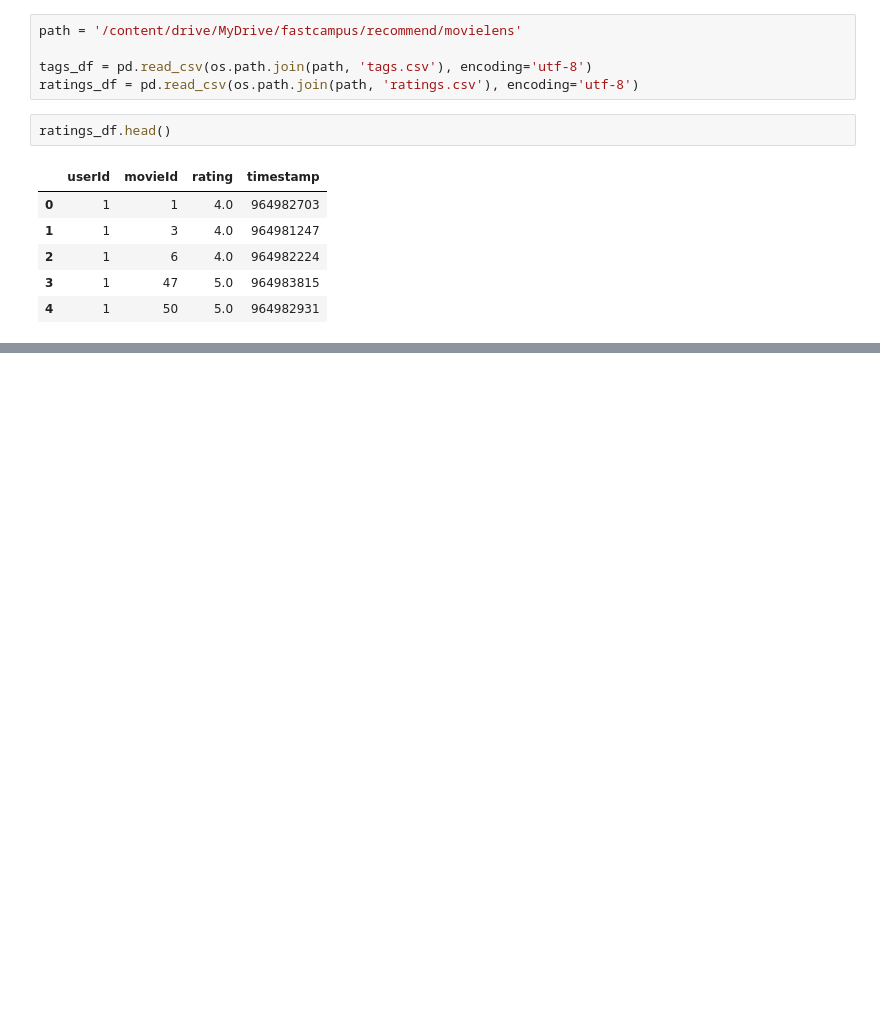
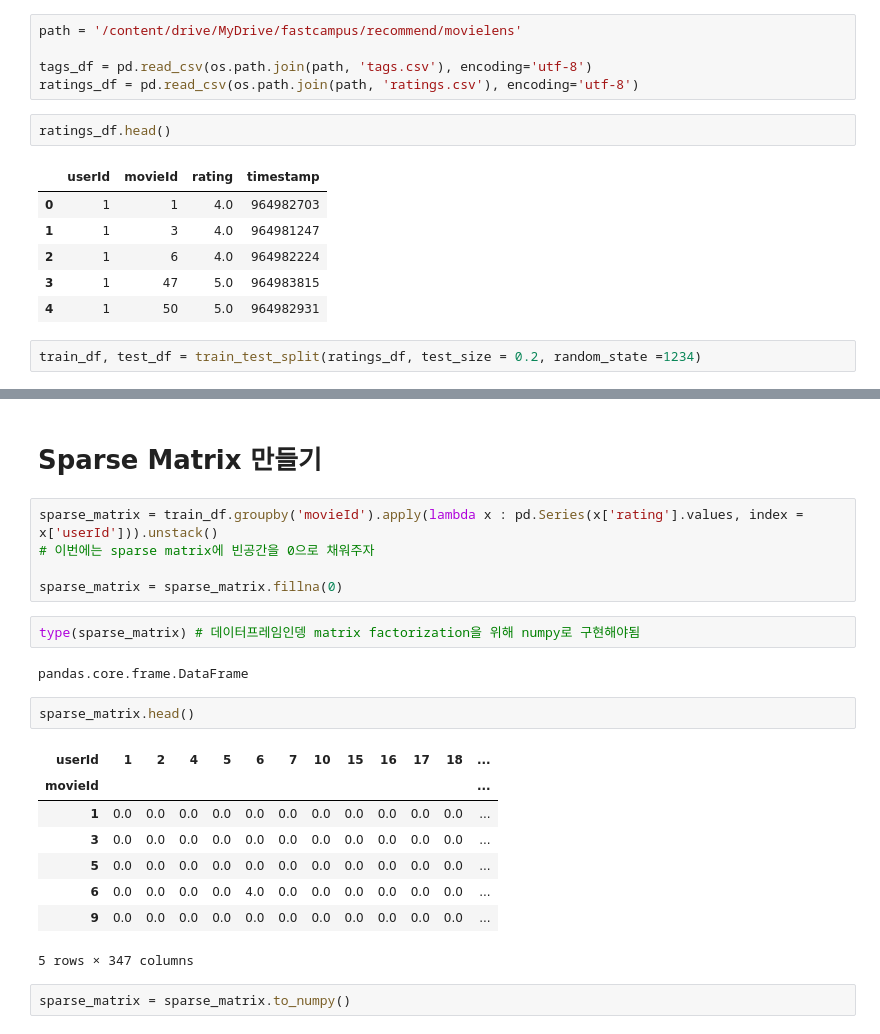
Before and after one commit to Vaycold/Vaycold, a Jupyter notebook: Recommend_Algorithm/모델_기반_협업_필터링_협업필터링_성능_비교_분석.ipynb, the cells around one changed output, grey strips where cells are left out. Cells and saved outputs as stored; diff of their text form; blank space fills up the shorter version.

```diff
--- a/Recommend_Algorithm/모델_기반_협업_필터링_협업필터링_성능_비교_분석.ipynb
+++ b/Recommend_Algorithm/모델_기반_협업_필터링_협업필터링_성능_비교_분석.ipynb
@@ -39,3 +40,5 @@ ratings_df.head()
 | 2 | 1 | 6 | 4.0 | 964982224 |
 | 3 | 1 | 47 | 5.0 | 964983815 |
 | 4 | 1 | 50 | 5.0 | 964982931 |
+# %%
+train_df, test_df = train_test_split(ratings_df, test_size = 0.2, random_state =1234)
@@ -41,0 +80,24 @@ ratings_df.head()
+# %% [markdown]
+# Sparse Matrix 만들기
+# %%
+sparse_matrix = train_df.groupby('movieId').apply(lambda x : pd.Series(x['rating'].values, index = x['userId'])).unstack()
+# 이번에는 sparse matrix에 빈공간을 0으로 채워주자
+
+sparse_matrix = sparse_matrix.fillna(0)
+# %%
+type(sparse_matrix) # 데이터프레임인뎅 matrix factorization을 위해 numpy로 구현해야됨
+# %% [output]
+pandas.core.frame.DataFrame
+# %%
+sparse_matrix.head()
+# %% [output]
+| userId | 1 | 2 | 4 | 5 | 6 | 7 | 10 | 15 | 16 | 17 | 18 | ... |
+| movieId |  |  |  |  |  |  |  |  |  |  |  | ... |
+| 1 | 0.0 | 0.0 | 0.0 | 0.0 | 0.0 | 0.0 | 0.0 | 0.0 | 0.0 | 0.0 | 0.0 | ... |
+| 3 | 0.0 | 0.0 | 0.0 | 0.0 | 0.0 | 0.0 | 0.0 | 0.0 | 0.0 | 0.0 | 0.0 | ... |
+| 5 | 0.0 | 0.0 | 0.0 | 0.0 | 0.0 | 0.0 | 0.0 | 0.0 | 0.0 | 0.0 | 0.0 | ... |
+| 6 | 0.0 | 0.0 | 0.0 | 0.0 | 4.0 | 0.0 | 0.0 | 0.0 | 0.0 | 0.0 | 0.0 | ... |
+| 9 | 0.0 | 0.0 | 0.0 | 0.0 | 0.0 | 0.0 | 0.0 | 0.0 | 0.0 | 0.0 | 0.0 | ... |
+5 rows × 347 columns
+# %%
+sparse_matrix = sparse_matrix.to_numpy()
```
Also changed, not shown: parts of 22 cells of this notebook.
